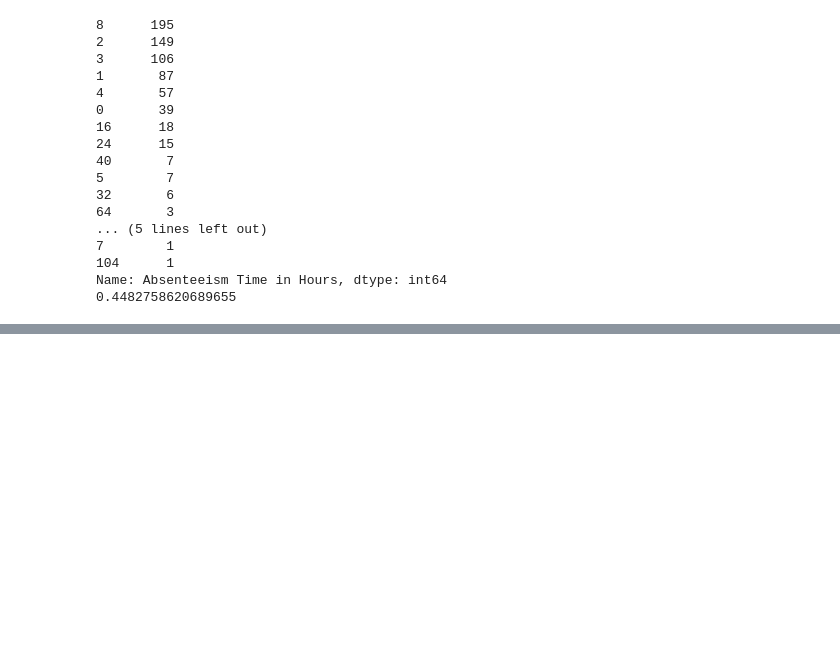
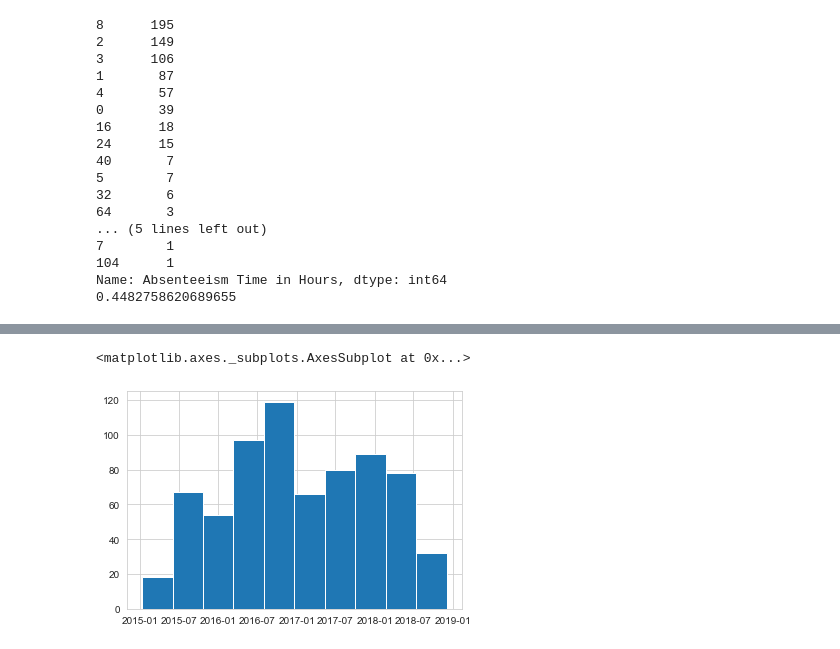
Before and after one commit to fares-ds/Business-Case-Study---Absenteeism, a Jupyter notebook: Case Study - Absenteeism.ipynb, the cells around one changed output, grey strips where cells are left out. Drawn from its saved outputs; the diff is of its cells as text; code cells hidden in the pictures; blank space fills up the shorter version.

Commit message:
Data Preprocessing

```diff
--- a/Case Study - Absenteeism.ipynb
+++ b/Case Study - Absenteeism.ipynb
@@ -198,0 +158,11 @@ data
+# %%
+data["Reason for Absence"] = data["Reason for Absence"].map({0: "Group_1", 1: "Group_1", 2: "Group_1", 3: "Group_1",
+                                                             4: "Group_1", 5: "Group_1", 6: "Group_1", 7: "Group_1",
+                                                             8: "Group_1", 9: "Group_1", 10: "Group_1", 11: "Group_1",
+                                                             12: "Group_1", 13: "Group_1", 14: "Group_1", 15: "Group_2",
+                                                             16: "Group_2", 17: "Group_2", 17: "Group_2", 18: "Group_3",
+                                                             19: "Group_3", 20: "Group_3", 21: "Group_3", 22: "Group_4",
+                                                             23: "Group_4", 24: "Group_4", 25: "Group_4", 26: "Group_4",
+                                                             27: "Group_4", 28: "Group_4"})
+data["Reason for Absence"] = data["Reason for Absence"].astype("category").cat.codes
+data["Reason for Absence"].unique()
@@ -198,0 +171,2 @@ data
+# %%
+data_1 = pd.get_dummies(data, columns=['Reason for Absence'], drop_first=True)
@@ -198,0 +199,7 @@ data
+# %%
+data_1["Date"] = pd.to_datetime(data_1.Date)
+# %%
+data_1.Date.hist()
+# %% [output]
+<matplotlib.axes._subplots.AxesSubplot at 0x...>
+[figure, added]
```
Also changed, not shown: parts of 13 cells of this notebook.
